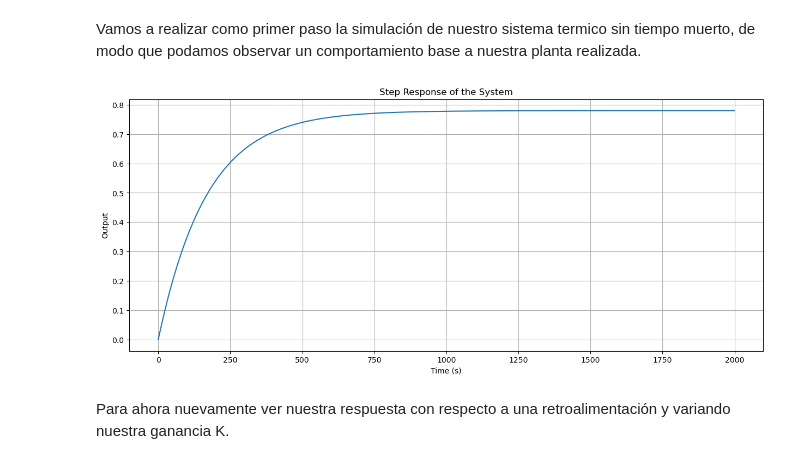
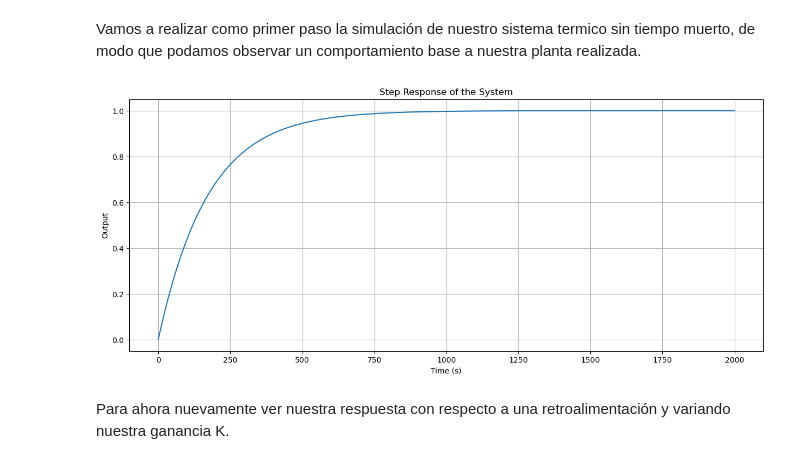
Before and after one commit to navalgoose4/SCL-2026I, a Jupyter notebook: LAB_4/lab_4.ipynb, the cells around one changed output. Saved outputs shown, nothing was run; the diff lists cells and outputs as text; code cells hidden in the pictures.

```diff
--- a/LAB_4/lab_4.ipynb
+++ b/LAB_4/lab_4.ipynb
@@ -8,28 +8,28 @@ import matplotlib.pyplot as plt
 Vamos a realizar como primer paso la simulación de nuestro sistema termico sin tiempo muerto, de modo que podamos observar un comportamiento base a nuestra planta realizada.
 # %%
 # Instance of our transfer function
-k = 0.78
-tau = 168.2
-theta = 20.01
+k = 1
+tau = 172.61
+theta = 20.76
 
 # Making no-dead time transfer function
 G = cs.TransferFunction([k], [tau, 1])
 
 # Time vector
 t = range(0, 2000) # 0 to 2000 seconds
 
 # Step response
 t, y = cs.step_response(G, t)
 
 # Plotting
 plt.figure(figsize=(15, 6))
 plt.plot(t, y)
 plt.title('Step Response of the System')
 plt.xlabel('Time (s)')
 plt.ylabel('Output')
 plt.grid()
 # %% [output]
-[figure, old version]
+[figure, new version]
 # %% [markdown]
 Para ahora nuevamente ver nuestra respuesta con respecto a una retroalimentación y variando nuestra ganancia K.
 # %%
```
Also changed, not shown: parts of 5 cells of this notebook, 4 other files.
